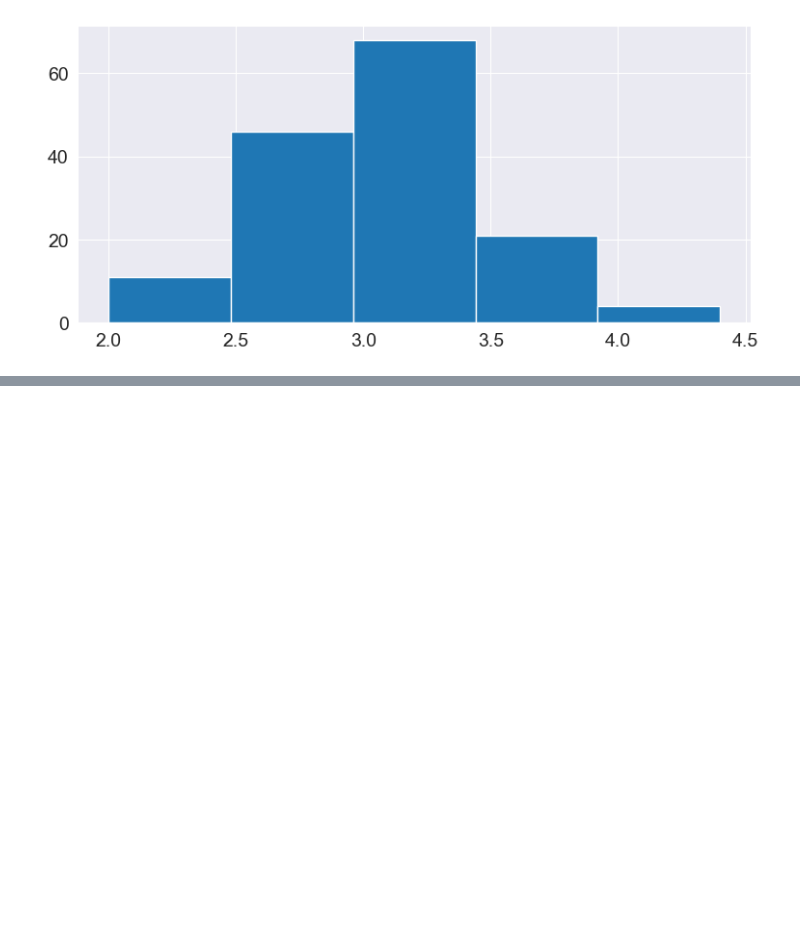
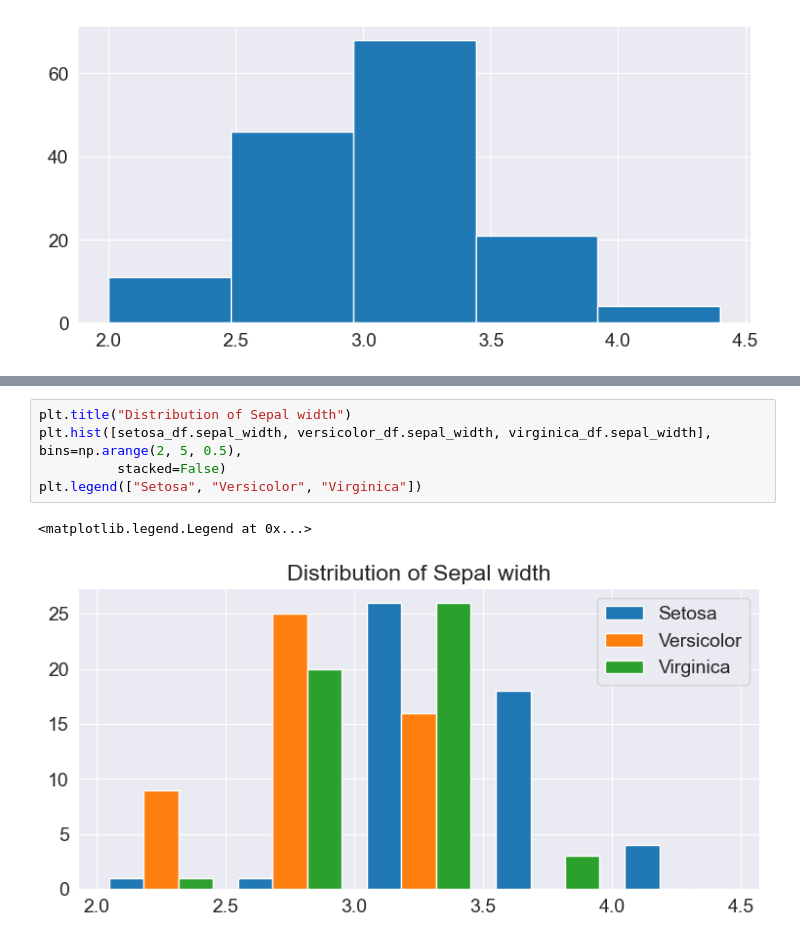
Before and after one commit to BetulAlbayrak1999/Pandas-Numpy-DataVisualization, a Jupyter notebook: Visualization with Matplotlib and Seaborn.ipynb, the cells around one changed output, grey strips where cells are left out. Saved outputs shown, nothing was run; the diff lists cells and outputs as text; blank space fills up the shorter version.

```diff
--- a/Visualization with Matplotlib and Seaborn.ipynb
+++ b/Visualization with Matplotlib and Seaborn.ipynb
@@ -222,0 +249,8 @@ NameError: name 'plt' is not defined
+# %%
+plt.title("Distribution of Sepal width")
+plt.hist([setosa_df.sepal_width, versicolor_df.sepal_width, virginica_df.sepal_width], bins=np.arange(2, 5, 0.5),
+          stacked=False)
+plt.legend(["Setosa", "Versicolor", "Virginica"])
+# %% [output]
+<matplotlib.legend.Legend at 0x...>
+[figure, added]
```
Also changed, not shown: parts of 5 cells of this notebook.
